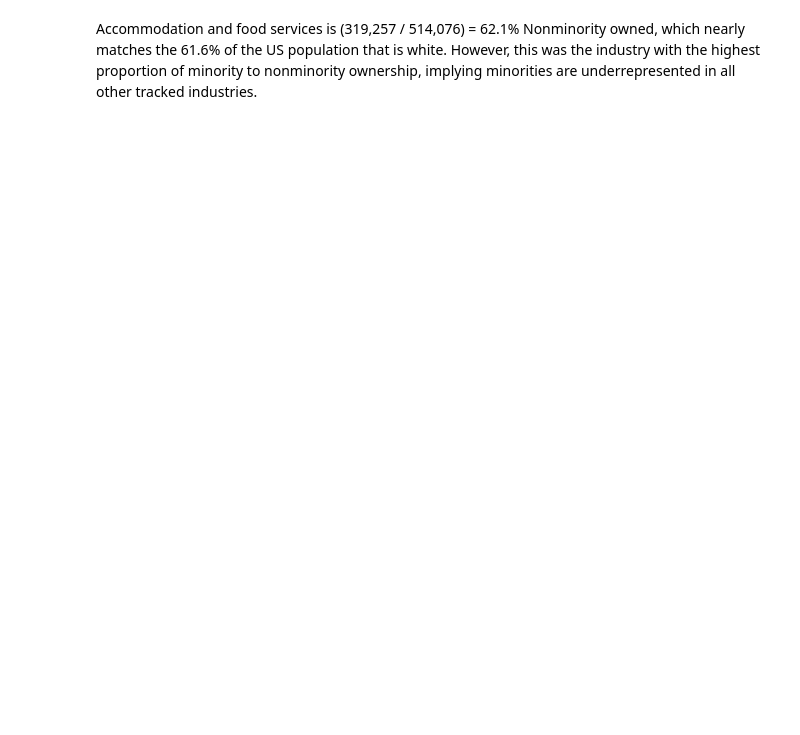
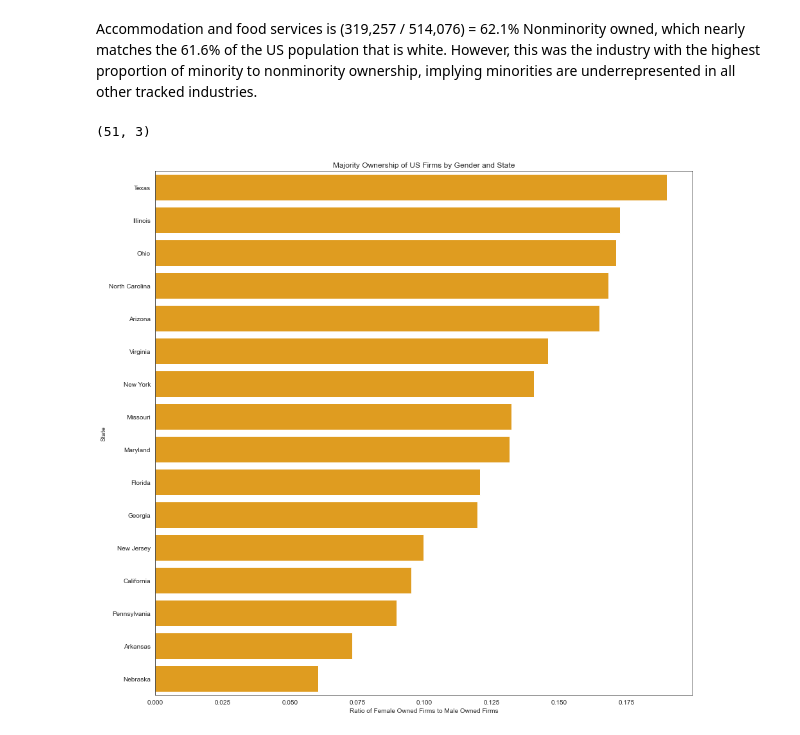
Before and after one commit to jedc4xer/abs_group_assessment, a Jupyter notebook: jake_working_copy.ipynb, the cells around one changed output. Drawn from its saved outputs; the diff is of its cells as text; code cells hidden in the pictures; blank space fills up the shorter version.

Commit message:
Add gender breakdown by state

```diff
--- a/jake_working_copy.ipynb
+++ b/jake_working_copy.ipynb
@@ -272,0 +288,37 @@ Accommodation and food services is (319,257 / 514,076) = 62.1% Nonminority owned
+# %%
+state_df.sort_values('NAME', inplace=True)
+male_df = state_df[state_df['SEX_LABEL'] == 'Male'].copy()
+female_df = state_df[state_df['SEX_LABEL'] == 'Female'].copy()
+male_df.reset_index(inplace=True)
+female_df.reset_index(inplace=True)
+male_df.drop('index', axis = 1, inplace=True)
+female_df.drop('index', axis = 1, inplace=True)
+male_df.shape
+# %% [output]
+(51, 3)
+# %%
+newdf = male_df.copy()
+newdf.drop('SEX_LABEL', axis = 1, inplace=True)
+female_df.drop('SEX_LABEL', axis = 1, inplace=True)
+newdf.rename(columns = {'FIRMPDEMP':'Male'}, inplace = True)
+female_df.rename(columns = {'FIRMPDEMP':'Female'}, inplace = True)
+newdf = newdf.merge(female_df, on = 'NAME')
+# %%
+#Dropped states where male owned firms = 0
+#NOTE: Montana had 387 female-owned firms and 0 male owned firms
+#South Dakota had 374 female-owned firms
+newdf = newdf[newdf['Male'] != '0']
+newdf = newdf.astype({'Male':int,'Female':int}, copy=True, errors='raise')
+# %%
+newdf = newdf.assign(RatioFemaleToMale=lambda y: (y['Female'] / y['Male']))
+newdf.sort_values('RatioFemaleToMale', ascending = False, inplace = True)
+newdf.drop(['Male', 'Female'], axis = 1, inplace = True)
+newdf = newdf.head(16)
+# %%
+plt.figure(figsize=(15, 15))
+ax4 = sns.barplot(data = newdf, y = 'NAME', x = 'RatioFemaleToMale', color = 'orange')
+ax4.set(xlabel ="Ratio of Female Owned Firms to Male Owned Firms",
+        ylabel = "State", title ='Majority Ownership of US Firms by Gender and State')
+plt.show()
+# %% [output]
+[figure, added]
```
Also changed, not shown: parts of 4 cells of this notebook.
